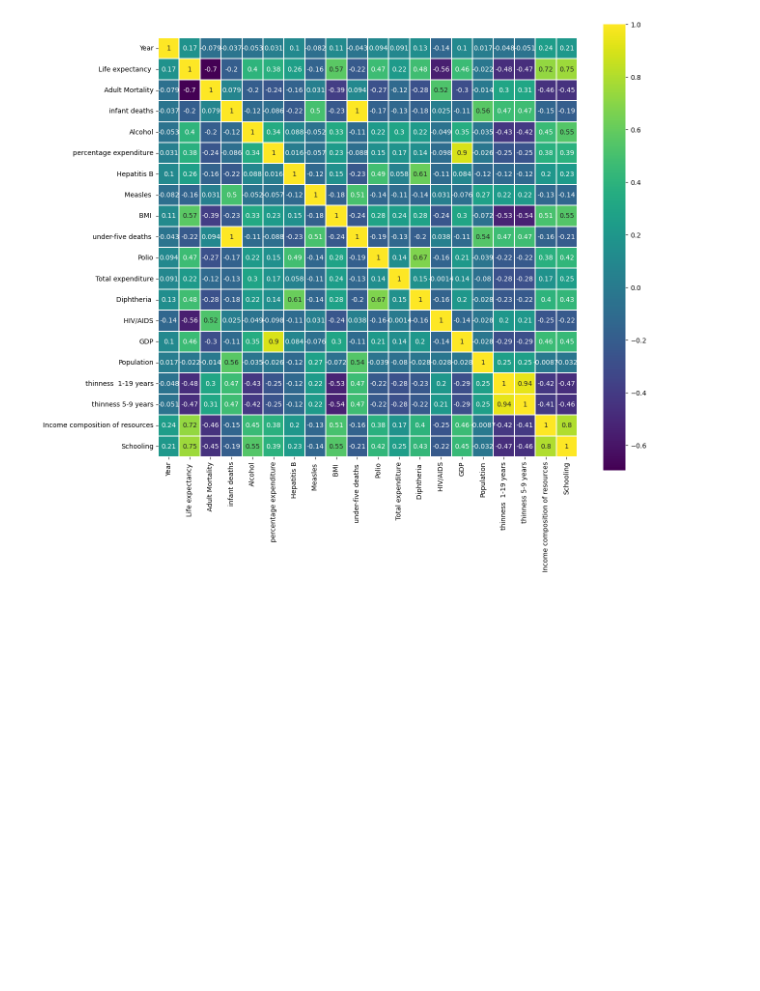
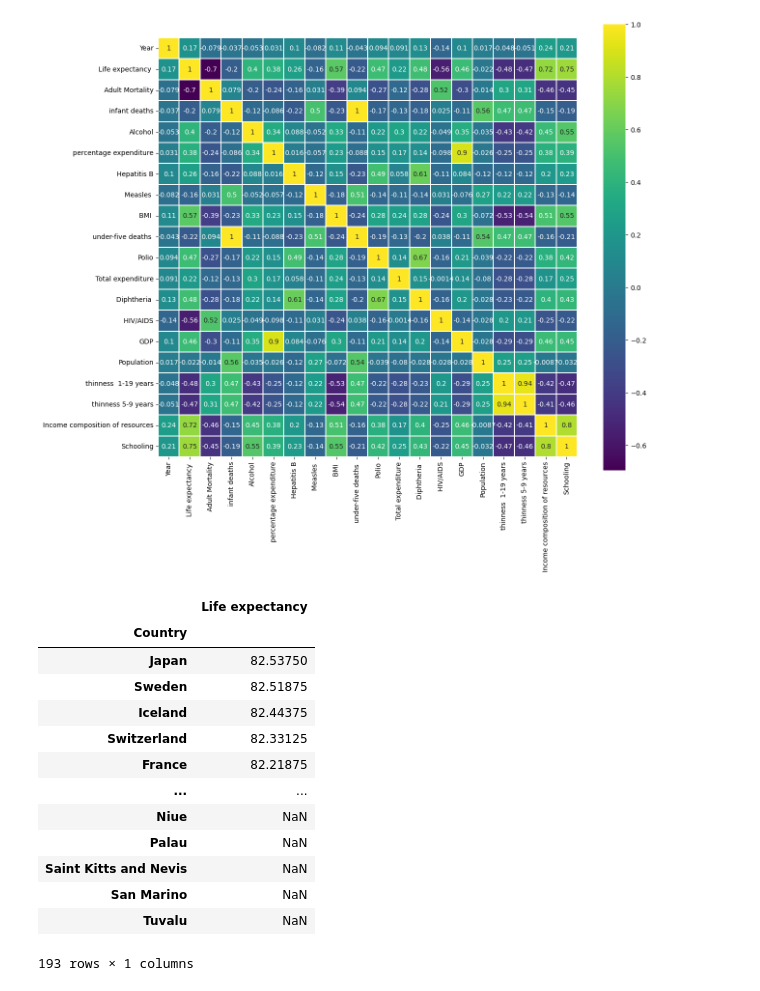
Before and after one commit to Sweetom/sweet, a Jupyter notebook: Life Expectancy/notebooks/FinalProject.ipynb, the cells around one changed output. Drawn from its saved outputs; the diff is of its cells as text; code cells hidden in the pictures; blank space fills up the shorter version.

```diff
--- a/Life Expectancy/notebooks/FinalProject.ipynb
+++ b/Life Expectancy/notebooks/FinalProject.ipynb
@@ -10,7 +13,8 @@ import warnings
 warnings.filterwarnings("ignore", category=DeprecationWarning)
 warnings.filterwarnings("ignore", category=FutureWarning)
 # %%
-df = pd.read_csv('../data/external/Life_Expectancy_Data.csv')
+# Load the CSV data into DataFrames
+df = pd.read_csv('Life_Expectancy_Data.csv')
 df.head()
 # %% [output]
 |  | Country | Year | Status | Life expectancy | Adult Mortality | infant deaths | Alcohol | ... |
@@ -106,3 +110,21 @@ sns.heatmap(df.corr(),linewidths=0.1,vmax=1.0, square=True, cmap=colormap, linec
 # %% [output]
 <Axes: >
 [figure]
+# %%
+#Countries with highest life expectancy
+df.groupby("Country").agg({"Life expectancy ":"mean"}).sort_values("Life expectancy ", ascending = False)
+# %% [output]
+|  | Life expectancy |
+| Country |  |
+| Japan | 82.53750 |
+| Sweden | 82.51875 |
+| Iceland | 82.44375 |
+| Switzerland | 82.33125 |
+| France | 82.21875 |
+| ... | ... |
+| Niue | NaN |
+| Palau | NaN |
+| Saint Kitts and Nevis | NaN |
+| San Marino | NaN |
+| Tuvalu | NaN |
+193 rows × 1 columns
```
Also changed, not shown: parts of 2 cells of this notebook.
